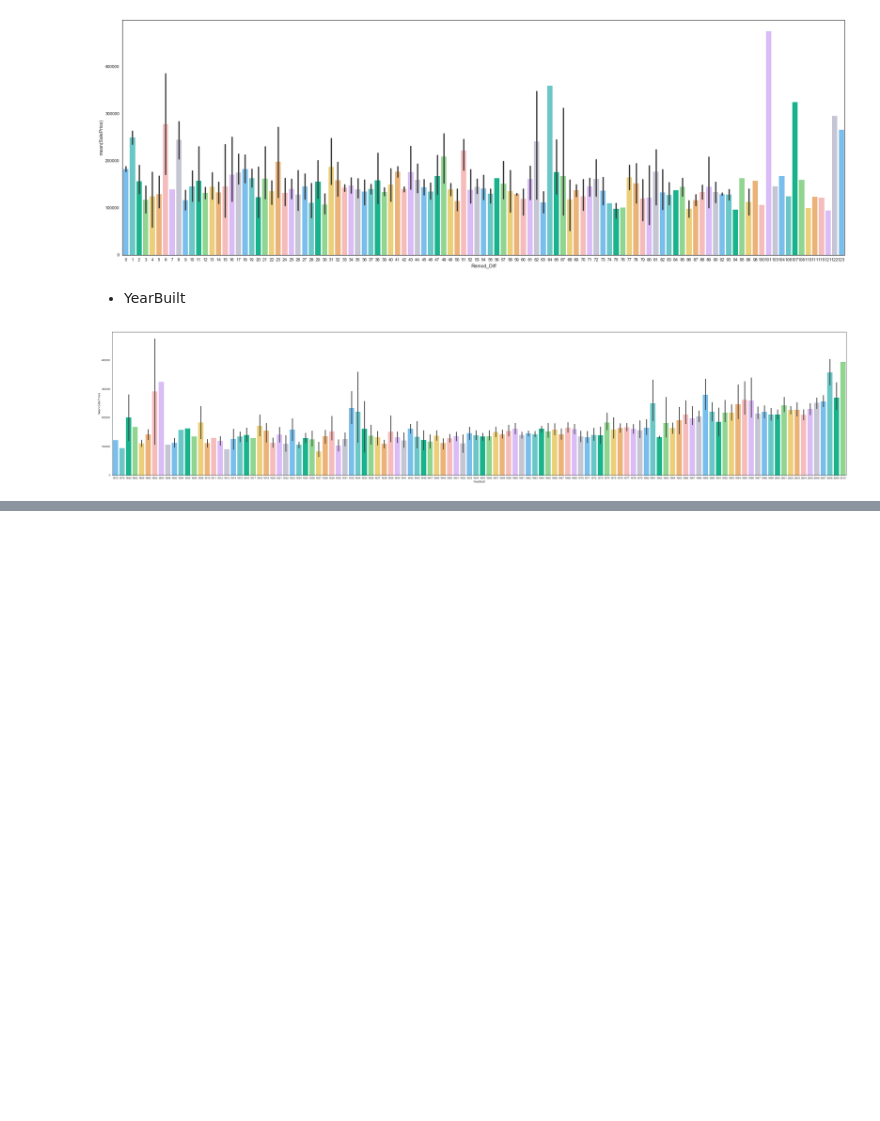
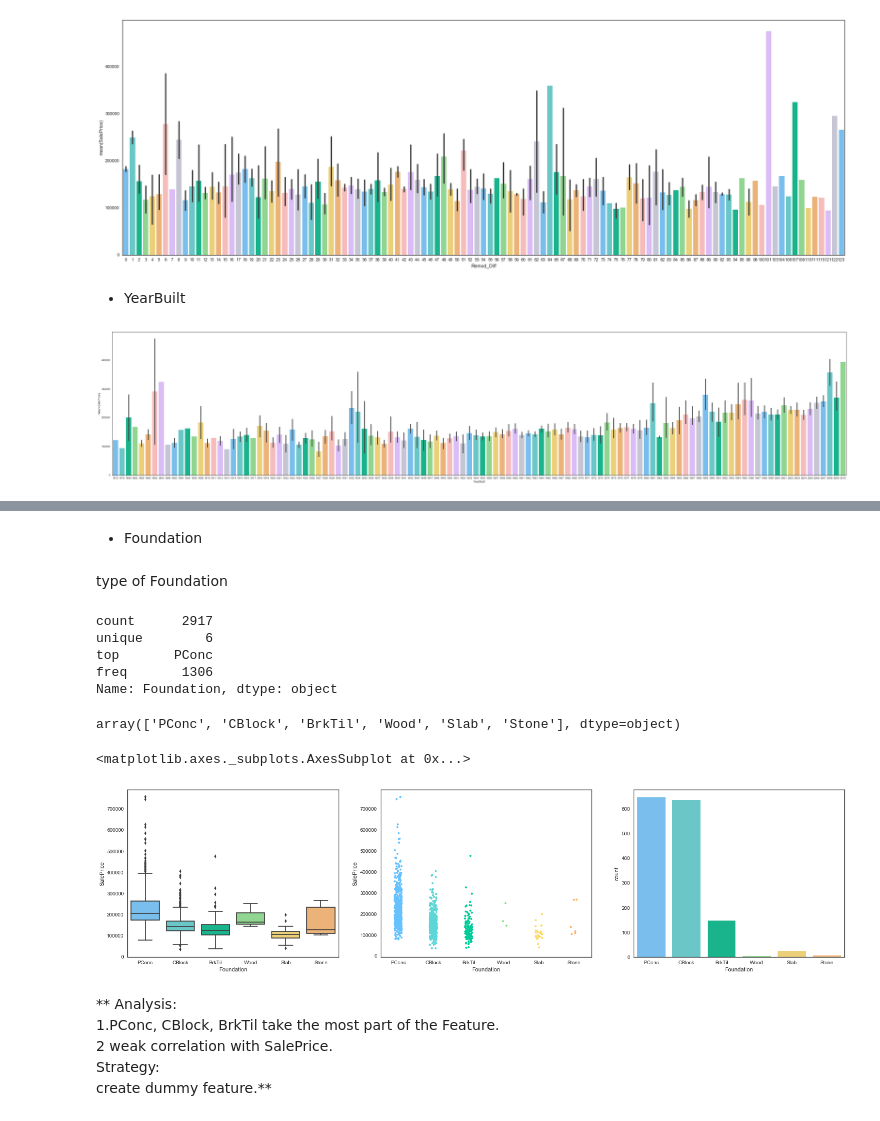
Before and after one commit to Frank-Walker/kaggle_kernel, a Jupyter notebook: House Price Prediction/kernel v 2.0.ipynb, the cells around one changed output, grey strips where cells are left out. Saved outputs shown, nothing was run; the diff lists cells and outputs as text; code cells hidden in the pictures; blank space fills up the shorter version.

```diff
--- a/House Price Prediction/kernel v 2.0.ipynb
+++ b/House Price Prediction/kernel v 2.0.ipynb
@@ -1561,0 +1593,36 @@ sns.barplot(x="YearBuilt", y="SalePrice", data=train, palette = mycols);
+# %% [markdown]
+- Foundation
+# %% [markdown]
+type of Foundation
+# %%
+all_data['Foundation'].describe()
+# %% [output]
+count      2917
+unique        6
+top       PConc
+freq       1306
+Name: Foundation, dtype: object
+# %%
+all_data['Foundation'].unique()
+# %% [output]
+array(['PConc', 'CBlock', 'BrkTil', 'Wood', 'Slab', 'Stone'], dtype=object)
+# %%
+plt.subplots(figsize=(25,6))
+
+plt.subplot(1,3,1)
+sns.boxplot(x='Foundation', y='SalePrice', data=train, palette=mycols)
+
+plt.subplot(1,3,2)
+sns.stripplot(x='Foundation', y='SalePrice', data=train, size=4, jitter=True, palette=mycols)
+
+plt.subplot(1,3,3)
+sns.countplot(x='Foundation', data=train, palette=mycols)
+# %% [output]
+<matplotlib.axes._subplots.AxesSubplot at 0x...>
+[figure, added]
+# %% [markdown]
+** Analysis:
+1.PConc, CBlock, BrkTil take the most part of the Feature.
+2 weak correlation with SalePrice.
+Strategy:
+create dummy feature.**
```
Also changed, not shown: parts of 84 cells of this notebook.
